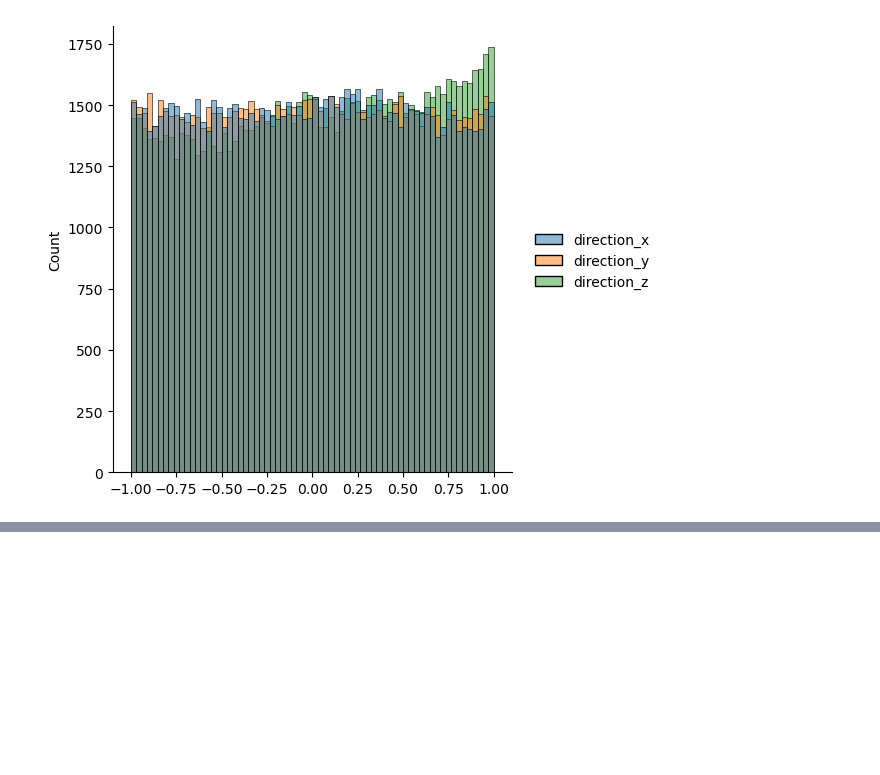
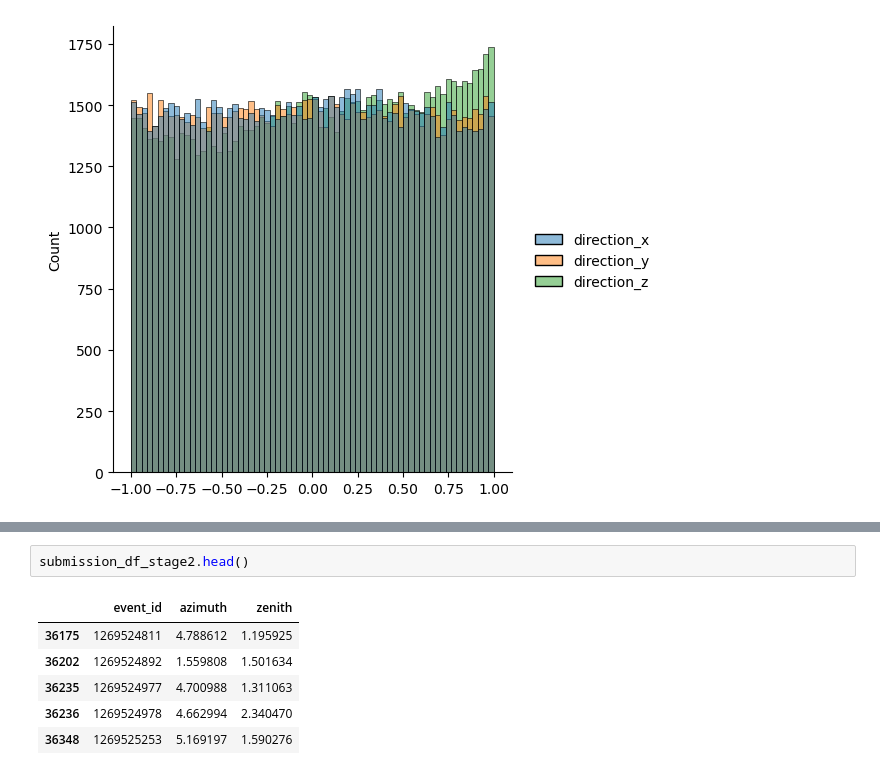
Before and after one commit to IMOKURI/kaggle-ice-cube, a Jupyter notebook: notebook/EDA.ipynb, the cells around one changed output, grey strips where cells are left out. Cells and saved outputs as stored; diff of their text form; blank space fills up the shorter version.

```diff
--- a/notebook/EDA.ipynb
+++ b/notebook/EDA.ipynb
@@ -623,0 +660,9 @@ results_high_sigma.head()
+# %%
+submission_df_stage2.head()
+# %% [output]
+|  | event_id | azimuth | zenith |
+| 36175 | 1269524811 | 4.788612 | 1.195925 |
+| 36202 | 1269524892 | 1.559808 | 1.501634 |
+| 36235 | 1269524977 | 4.700988 | 1.311063 |
+| 36236 | 1269524978 | 4.662994 | 2.340470 |
+| 36348 | 1269525253 | 5.169197 | 1.590276 |
```
Also changed, not shown: parts of 10 cells of this notebook, 10 other files.
